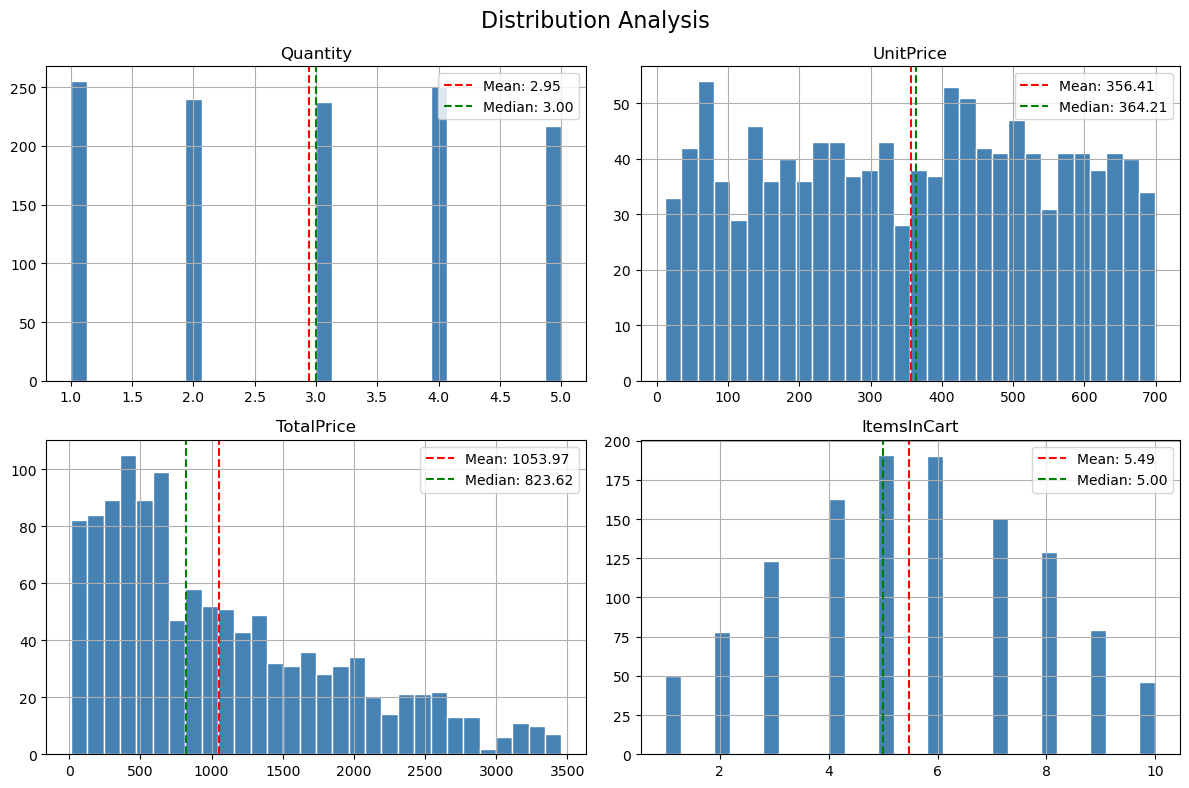
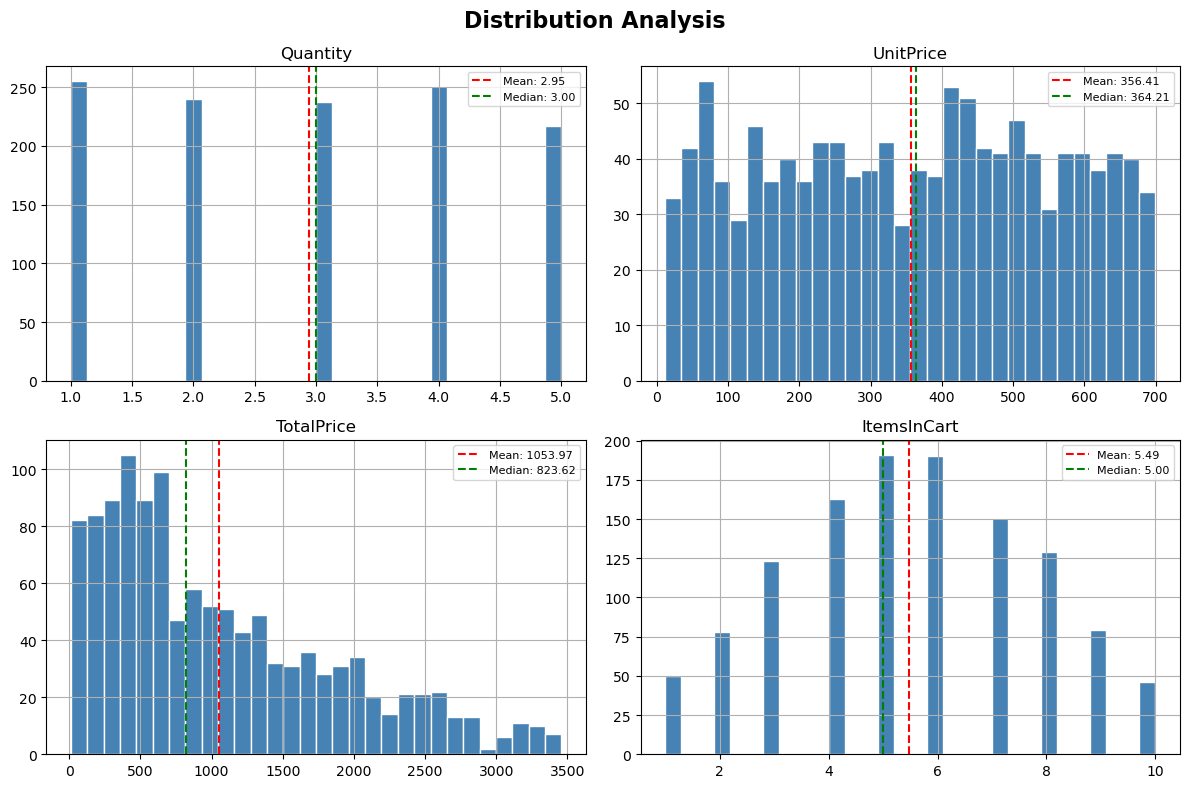
Unified diff of the notebook cell whose output changed from the first chart to the second:
--- before
+++ after
@@ -1,4 +1,4 @@
 fig, axes = plt.subplots(2, 2, figsize=(12, 8))
-fig.suptitle('Distribution Analysis', fontsize=16)
+fig.suptitle('Distribution Analysis', fontsize=16, fontweight='bold')
 
 cols = ['Quantity', 'UnitPrice', 'TotalPrice', 'ItemsInCart']
@@ -7,10 +7,13 @@
     ax = axes[i//2][i%2]
     df[col].hist(bins=30, ax=ax, color='steelblue', edgecolor='white')
-    ax.axvline(df[col].mean(), color='red', linestyle='--', label=f'Mean: {df[col].mean():.2f}')
-    ax.axvline(df[col].median(), color='green', linestyle='--', label=f'Median: {df[col].median():.2f}')
+    ax.axvline(df[col].mean(), color='red', linestyle='--', 
+               label=f'Mean: {df[col].mean():.2f}')
+    ax.axvline(df[col].median(), color='green', linestyle='--', 
+               label=f'Median: {df[col].median():.2f}')
     ax.set_title(col)
-    ax.legend()
+    ax.legend(fontsize=8)
 
 plt.tight_layout()
-plt.savefig('distributions.png', dpi=150)
+plt.savefig('distributions.png', dpi=150, bbox_inches='tight')
 plt.show()
+print("Observation: If Mean > Median = Right Skewed | Mean < Median = Left Skewed")

Commit: project 2 eda